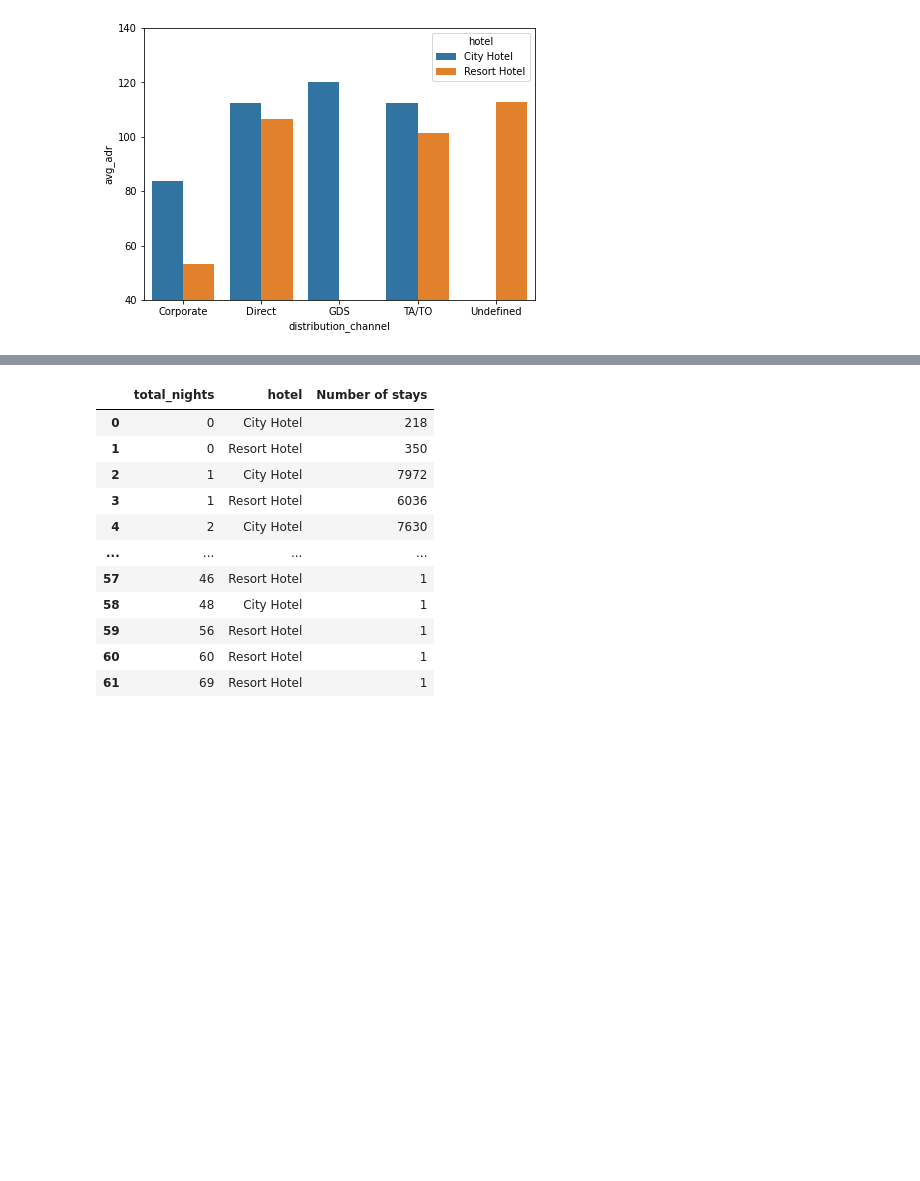
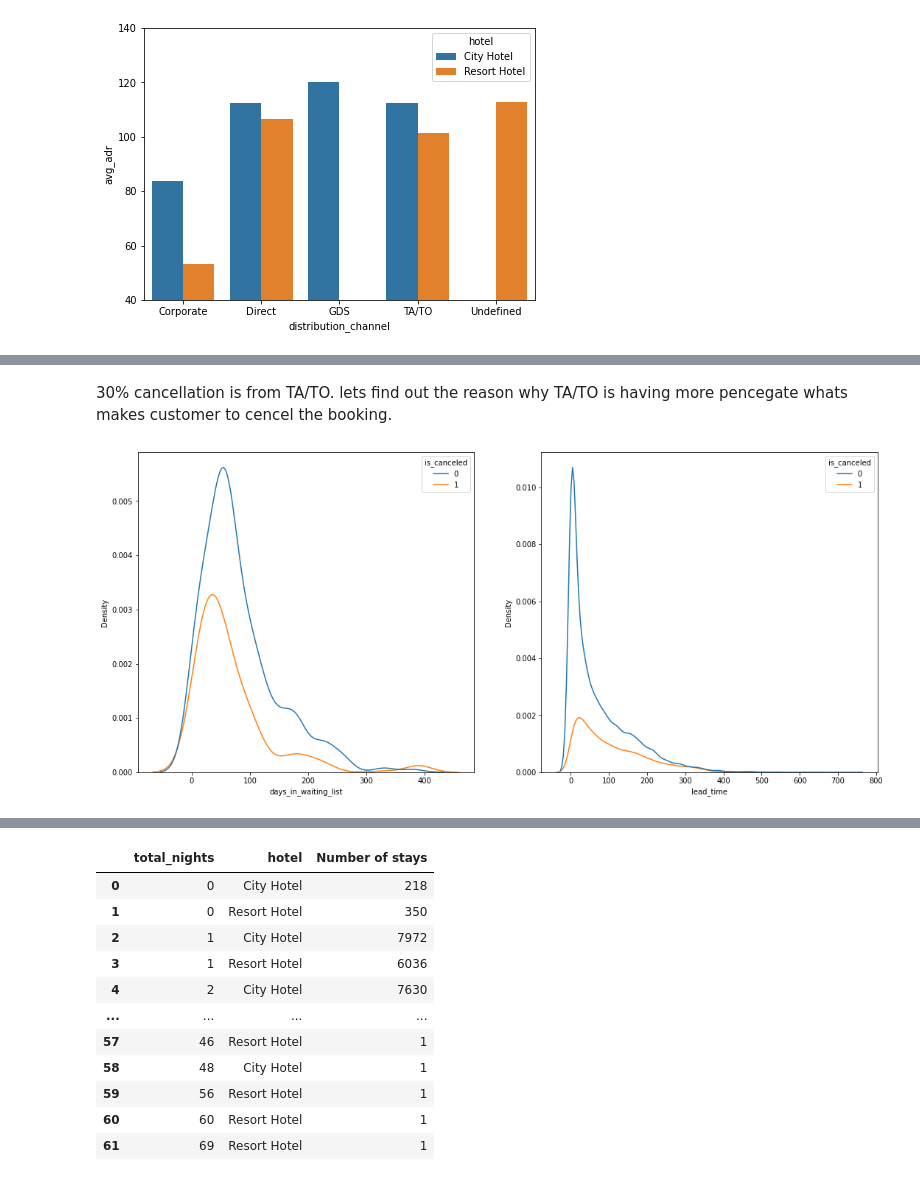
Before and after one commit to Rohit3295/hotel_booking_analysis, a Jupyter notebook: EDA_Hotel_booking_analysis.ipynb, the cells around one changed output, grey strips where cells are left out. Cells and saved outputs as stored; diff of their text form; code cells hidden in the pictures; blank space fills up the shorter version.

```diff
--- a/EDA_Hotel_booking_analysis.ipynb
+++ b/EDA_Hotel_booking_analysis.ipynb
@@ -512,0 +565,12 @@ How long do people stay at the hotels
+# %% [markdown]
+30% cancellation is from TA/TO. lets find out the reason why TA/TO is having more pencegate whats makes customer to cencel the booking.
+# %%
+waiting_bookings = df_[df_['days_in_waiting_list'] !=0]  # Selecting bookings with non zero waiting time
+
+
+fig, axes = plt.subplots(1, 2, figsize=(18, 8))
+sns.kdeplot(ax=axes[0],x = 'days_in_waiting_list', hue = 'is_canceled' , data = waiting_bookings)
+sns.kdeplot(ax = axes[1], x = df_['lead_time'], hue = df_['is_canceled'])
+plt.show()
+# %% [output]
+[figure, added]
```
Also changed, not shown: parts of 27 cells of this notebook.
